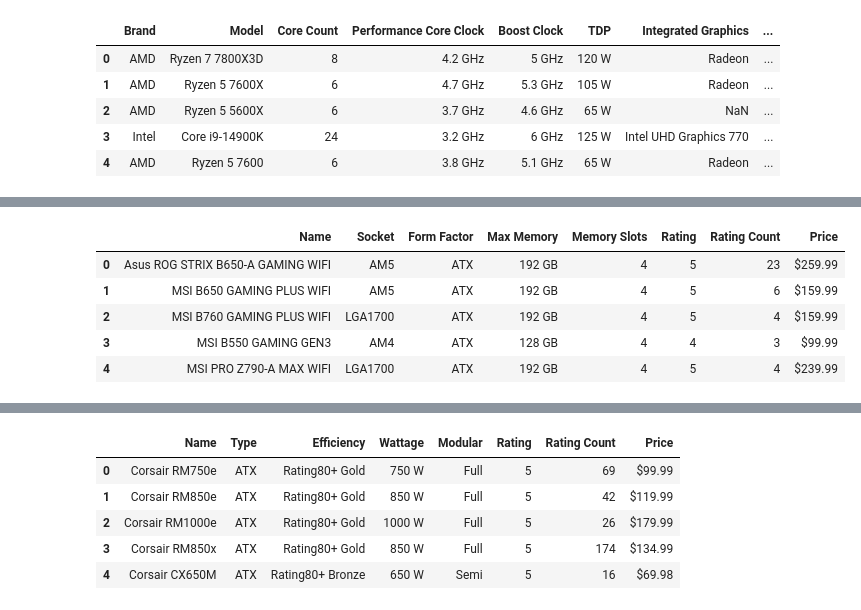
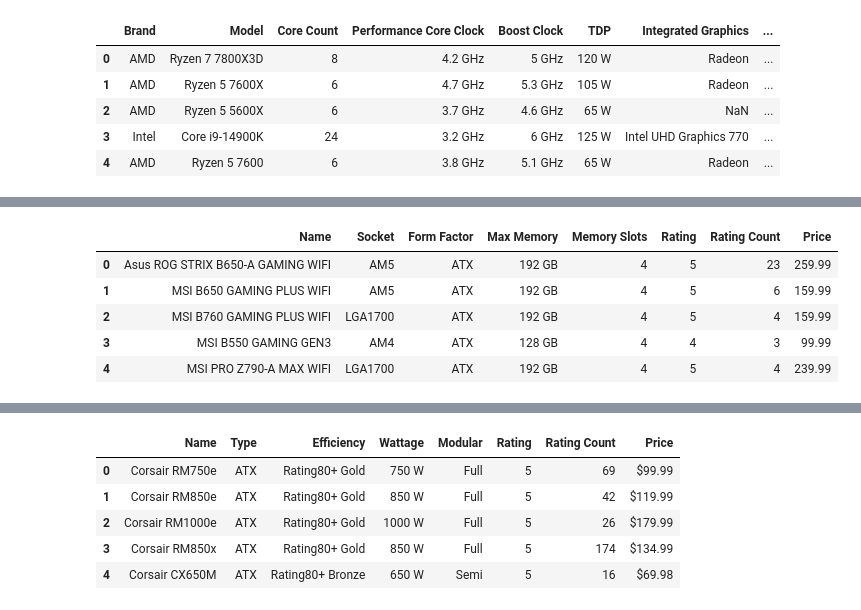
Before and after one commit to knoppds/CSCI_5502_Group_Project_01, a Jupyter notebook: GP_1_PCPartPicker_Data_Visualizations.ipynb, the cells around one changed output, grey strips where cells are left out. Drawn from its saved outputs; the diff is of its cells as text; code cells hidden in the pictures.

```diff
--- a/GP_1_PCPartPicker_Data_Visualizations.ipynb
+++ b/GP_1_PCPartPicker_Data_Visualizations.ipynb
@@ -25,15 +25,15 @@ gpu_df.head()
 | 3 | Asus ROG STRIX GAMING OC | GeForce RTX 4090 | 24.0 | 2235 MHz | 2640 MHz | 358 mm | 5 | 8 | 2423.90 |
 | 4 | PNY VCNRTX6000ADA-PB | RTX 6000 Ada Generation | 48.0 | 915 MHz | 2505 MHz | 267 mm | 0 | 0 | 9999.00 |
 # %%
-mb_df = pd.read_csv('MB_Data.csv')
+mb_df = pd.read_csv('PC_Part_Picker_Datasets/MB_Data.csv')
 mb_df.head()
 # %% [output]
 |  | Name | Socket | Form Factor | Max Memory | Memory Slots | Rating | Rating Count | Price |
-| 0 | Asus ROG STRIX B650-A GAMING WIFI | AM5 | ATX | 192 GB | 4 | 5 | 23 | $259.99 |
-| 1 | MSI B650 GAMING PLUS WIFI | AM5 | ATX | 192 GB | 4 | 5 | 6 | $159.99 |
-| 2 | MSI B760 GAMING PLUS WIFI | LGA1700 | ATX | 192 GB | 4 | 5 | 4 | $159.99 |
-| 3 | MSI B550 GAMING GEN3 | AM4 | ATX | 128 GB | 4 | 4 | 3 | $99.99 |
-| 4 | MSI PRO Z790-A MAX WIFI | LGA1700 | ATX | 192 GB | 4 | 5 | 4 | $239.99 |
+| 0 | Asus ROG STRIX B650-A GAMING WIFI | AM5 | ATX | 192 GB | 4 | 5 | 23 | 259.99 |
+| 1 | MSI B650 GAMING PLUS WIFI | AM5 | ATX | 192 GB | 4 | 5 | 6 | 159.99 |
+| 2 | MSI B760 GAMING PLUS WIFI | LGA1700 | ATX | 192 GB | 4 | 5 | 4 | 159.99 |
+| 3 | MSI B550 GAMING GEN3 | AM4 | ATX | 128 GB | 4 | 4 | 3 | 99.99 |
+| 4 | MSI PRO Z790-A MAX WIFI | LGA1700 | ATX | 192 GB | 4 | 5 | 4 | 239.99 |
 # %%
 memory_df = pd.read_csv('Memory_Data.csv')
 memory_df.head()
```
Also changed, not shown: parts of 1 cell of this notebook.
